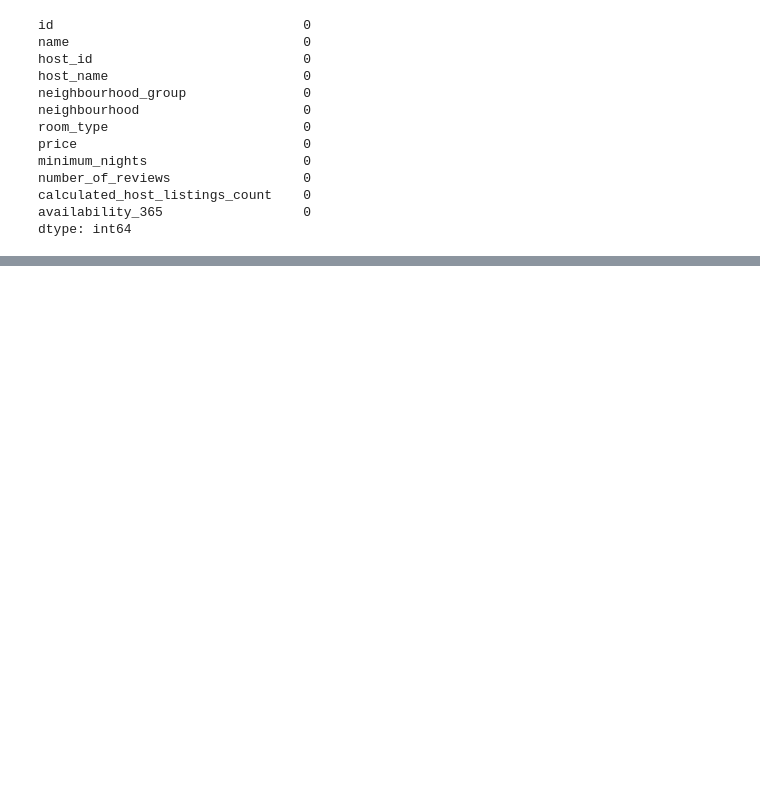
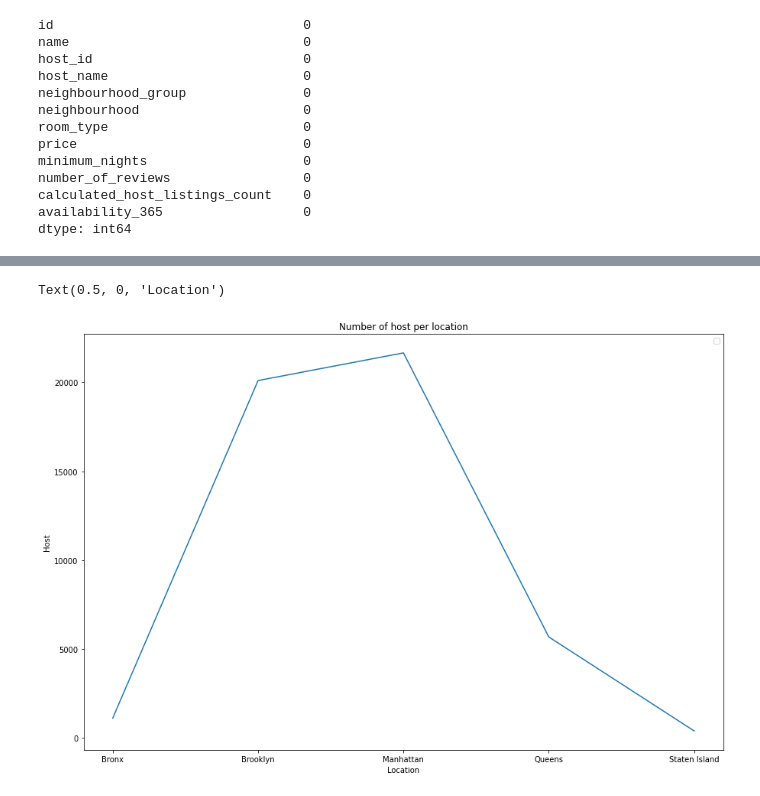
Before and after one commit to satendra-p/Airbnb_data-analysis, a Jupyter notebook: Team_Project_EDA_Capstone_ipynb.ipynb, the cells around one changed output, grey strips where cells are left out. Drawn from its saved outputs; the diff is of its cells as text; code cells hidden in the pictures; blank space fills up the shorter version.

```diff
--- a/Team_Project_EDA_Capstone_ipynb.ipynb
+++ b/Team_Project_EDA_Capstone_ipynb.ipynb
@@ -144,0 +240,4 @@ airbnb_df.head()
+# %%
+#Take a simple format of above question without index for plot the line chart
+no_of_host_per_location = airbnb_df.groupby('neighbourhood_group')['host_id'].count()
+no_of_host_per_location
@@ -144,0 +252,10 @@ airbnb_df.head()
+# %%
+#Graph
+plt.legend(labels = ['Count of Host'])
+plt.plot(no_of_host_per_location)
+plt.title('Number of host per location')
+plt.ylabel('Host')
+plt.xlabel('Location')
+# %% [output]
+Text(0.5, 0, 'Location')
+[figure, added]
```
Also changed, not shown: parts of 21 cells of this notebook.
